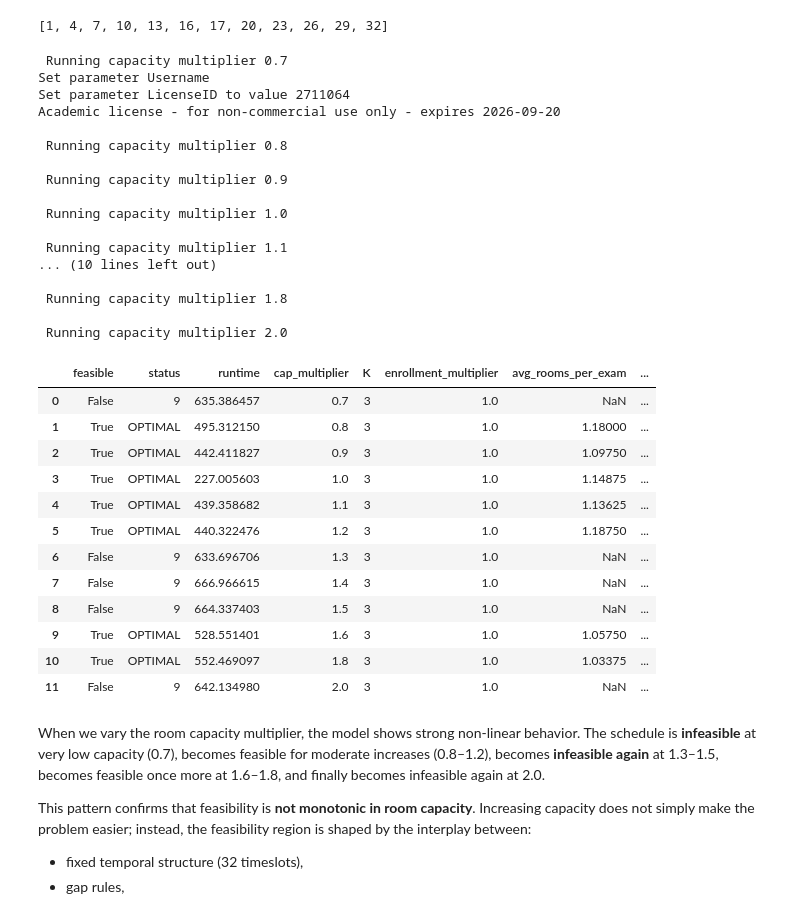
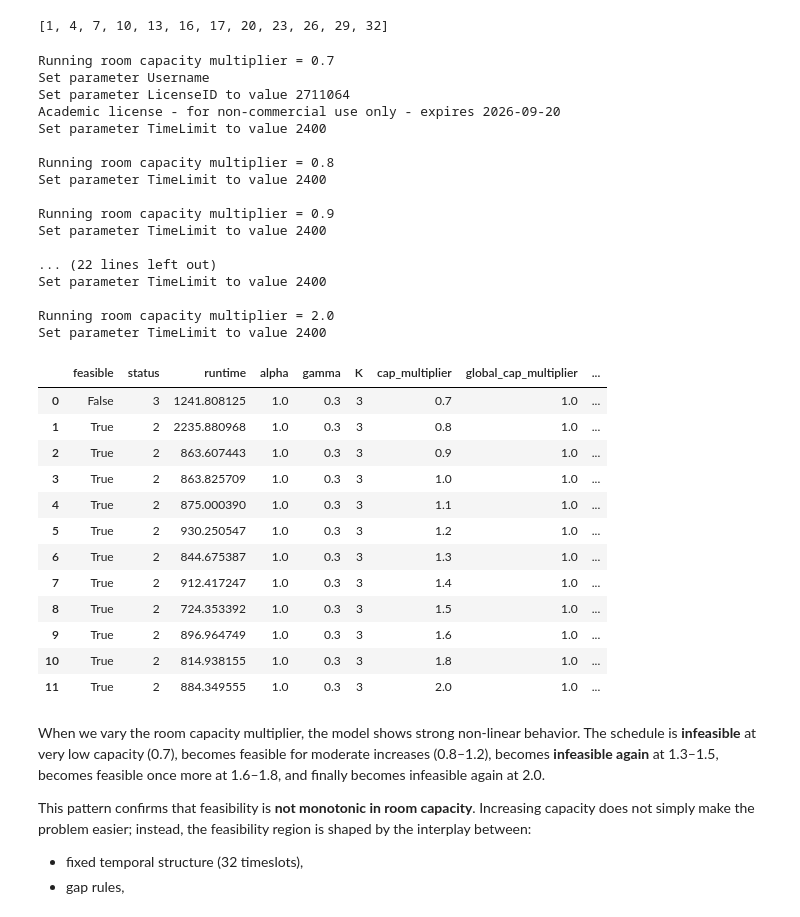
Before and after one commit to jennykhanhnguyen/optimize-exam-schedule, a Jupyter notebook: code/sensitivity_analysis.ipynb, the cells around one changed output. Cells and saved outputs as stored; diff of their text form; code cells hidden in the pictures.

```diff
--- a/code/sensitivity_analysis.ipynb
+++ b/code/sensitivity_analysis.ipynb
@@ -373,51 +462,63 @@ def run_model(cap_multiplier=1.0, global_cap_multiplier=1.0, K=3, enrollment_mul
         "avg_room_utilization": avg_room_utilization
     }
 # %%
-def sensitivity_room_capacity():
-    multipliers = [0.7, 0.8, 0.9, 1.0, 1.1, 1.2, 1.3, 1.4, 1.5, 1.6, 1.8, 2.0]
+def sensitivity_room_capacity(
+    multipliers = [0.7, 0.8, 0.9, 1.0, 1.1, 1.2, 1.3, 1.4, 1.5, 1.6, 1.8, 2.0],
+    alpha=1.0,
+    gamma=0.3,
+    K=3,
+    global_cap_multiplier=1.0,
+    enrollment_multiplier=1.0
+):
     results = []
 
     for m in multipliers:
-        print(f"\n Running capacity multiplier {m}")
-        out = run_model(cap_multiplier=m)
+        print(f"\nRunning room capacity multiplier = {m}")
+        out = run_model(
+            alpha=alpha,
+            gamma=gamma,
+            K=K,
+            cap_multiplier=m,
+            global_cap_multiplier=global_cap_multiplier,
+            enrollment_multiplier=enrollment_multiplier
+        )
         results.append(out)
 
-    df = pd.DataFrame(results)
-    return df
+    return pd.DataFrame(results)
 
-df_cap1 = sensitivity_room_capacity()
-df_cap1
+df_cap = sensitivity_room_capacity()
+df_cap
 # %% [output]
- Running capacity multiplier 0.7
+Running room capacity multiplier = 0.7
 Set parameter Username
 Set parameter LicenseID to value 2711064
 Academic license - for non-commercial use only - expires 2026-09-20
+Set parameter TimeLimit to value 2400
 
- Running capacity multiplier 0.8
+Running room capacity multiplier = 0.8
+Set parameter TimeLimit to value 2400
 
- Running capacity multiplier 0.9
+Running room capacity multiplier = 0.9
+Set parameter TimeLimit to value 2400
 
- Running capacity multiplier 1.0
+... (22 lines left out)
+Set parameter TimeLimit to value 2400
 
- Running capacity multiplier 1.1
-... (10 lines left out)
-
- Running capacity multiplier 1.8
-
- Running capacity multiplier 2.0
+Running room capacity multiplier = 2.0
+Set parameter TimeLimit to value 2400
-|  | feasible | status | runtime | cap_multiplier | K | enrollment_multiplier | avg_rooms_per_exam | ... |
-| 0 | False | 9 | 635.386457 | 0.7 | 3 | 1.0 | NaN | ... |
-| 1 | True | OPTIMAL | 495.312150 | 0.8 | 3 | 1.0 | 1.18000 | ... |
-| 2 | True | OPTIMAL | 442.411827 | 0.9 | 3 | 1.0 | 1.09750 | ... |
-| 3 | True | OPTIMAL | 227.005603 | 1.0 | 3 | 1.0 | 1.14875 | ... |
-| 4 | True | OPTIMAL | 439.358682 | 1.1 | 3 | 1.0 | 1.13625 | ... |
-| 5 | True | OPTIMAL | 440.322476 | 1.2 | 3 | 1.0 | 1.18750 | ... |
-| 6 | False | 9 | 633.696706 | 1.3 | 3 | 1.0 | NaN | ... |
-| 7 | False | 9 | 666.966615 | 1.4 | 3 | 1.0 | NaN | ... |
-| 8 | False | 9 | 664.337403 | 1.5 | 3 | 1.0 | NaN | ... |
-| 9 | True | OPTIMAL | 528.551401 | 1.6 | 3 | 1.0 | 1.05750 | ... |
-| 10 | True | OPTIMAL | 552.469097 | 1.8 | 3 | 1.0 | 1.03375 | ... |
-| 11 | False | 9 | 642.134980 | 2.0 | 3 | 1.0 | NaN | ... |
+|  | feasible | status | runtime | alpha | gamma | K | cap_multiplier | global_cap_multiplier | ... |
+| 0 | False | 3 | 1241.808125 | 1.0 | 0.3 | 3 | 0.7 | 1.0 | ... |
+| 1 | True | 2 | 2235.880968 | 1.0 | 0.3 | 3 | 0.8 | 1.0 | ... |
+| 2 | True | 2 | 863.607443 | 1.0 | 0.3 | 3 | 0.9 | 1.0 | ... |
+| 3 | True | 2 | 863.825709 | 1.0 | 0.3 | 3 | 1.0 | 1.0 | ... |
+| 4 | True | 2 | 875.000390 | 1.0 | 0.3 | 3 | 1.1 | 1.0 | ... |
+| 5 | True | 2 | 930.250547 | 1.0 | 0.3 | 3 | 1.2 | 1.0 | ... |
+| 6 | True | 2 | 844.675387 | 1.0 | 0.3 | 3 | 1.3 | 1.0 | ... |
+| 7 | True | 2 | 912.417247 | 1.0 | 0.3 | 3 | 1.4 | 1.0 | ... |
+| 8 | True | 2 | 724.353392 | 1.0 | 0.3 | 3 | 1.5 | 1.0 | ... |
+| 9 | True | 2 | 896.964749 | 1.0 | 0.3 | 3 | 1.6 | 1.0 | ... |
+| 10 | True | 2 | 814.938155 | 1.0 | 0.3 | 3 | 1.8 | 1.0 | ... |
+| 11 | True | 2 | 884.349555 | 1.0 | 0.3 | 3 | 2.0 | 1.0 | ... |
 # %% [markdown]
 When we vary the room capacity multiplier, the model shows strong non-linear behavior. The schedule is **infeasible** at very low capacity (0.7), becomes feasible for moderate increases (0.8–1.2), becomes **infeasible again** at 1.3–1.5, becomes feasible once more at 1.6–1.8, and finally becomes infeasible again at 2.0.
 
```
Also changed, not shown: parts of 13 cells of this notebook, 1 other file.
